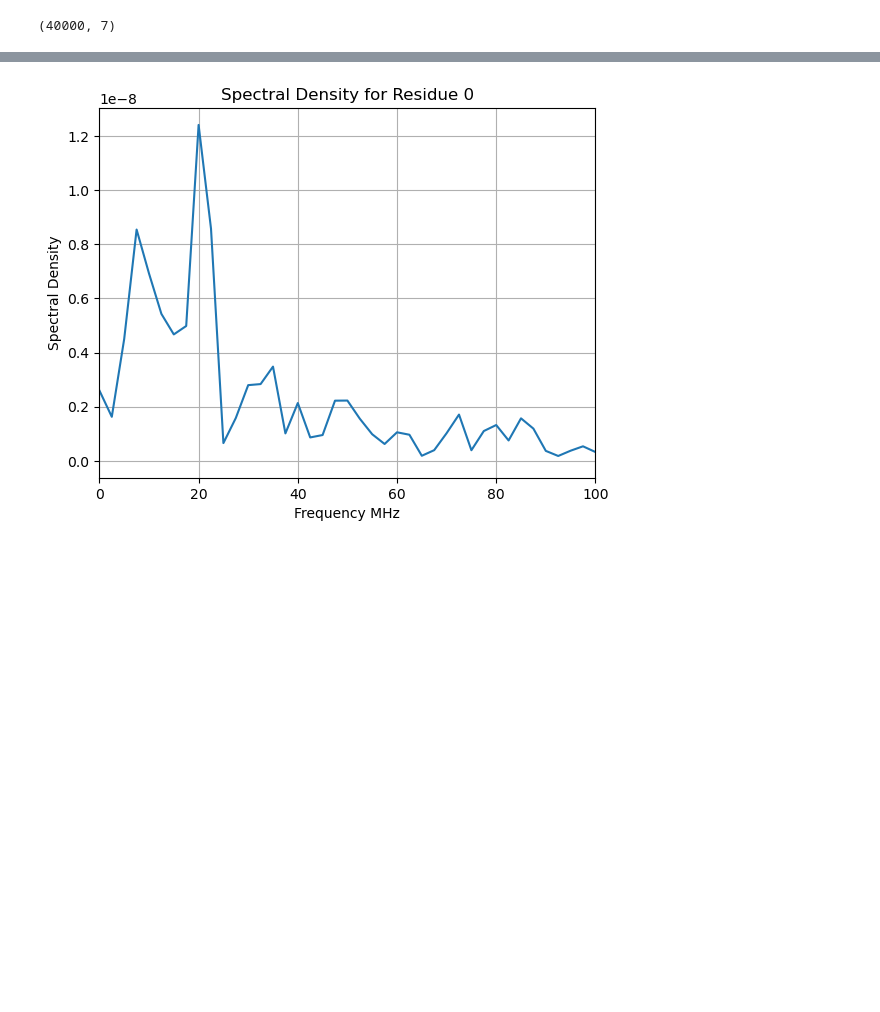
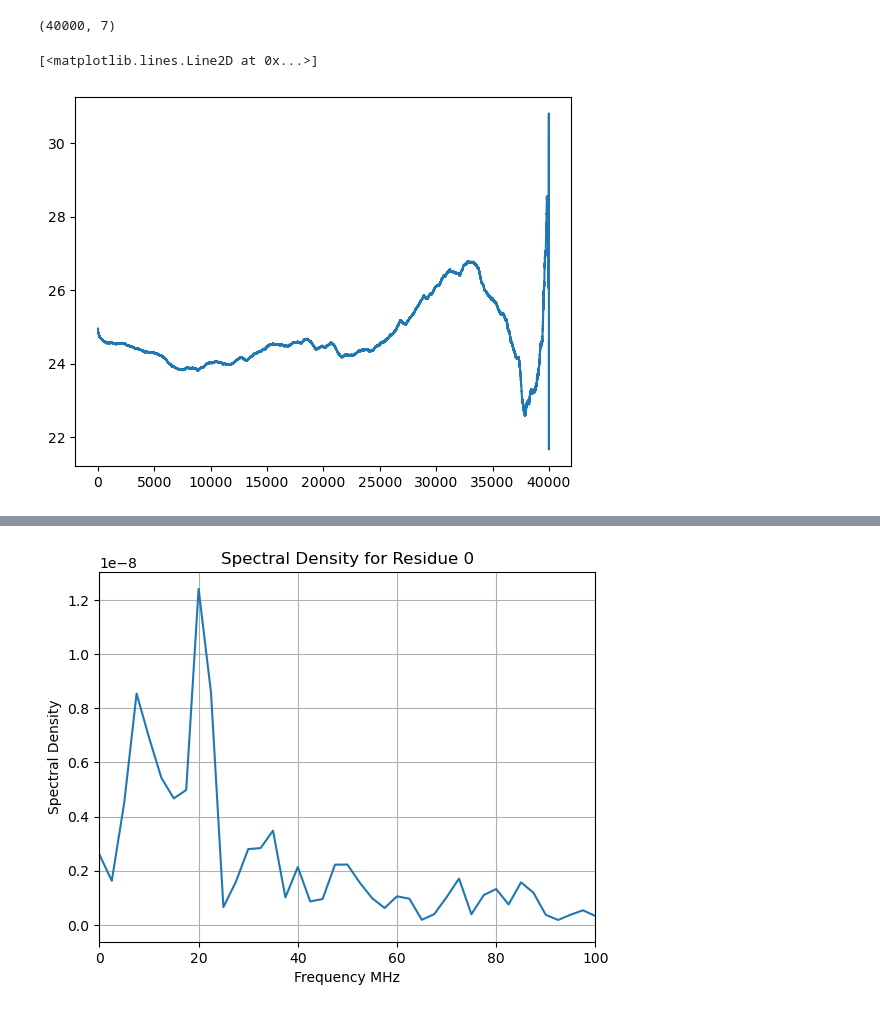
Before and after one commit to Xyunyao/KChannel_torsion_angle, a Jupyter notebook: NMR_t1_estimation.ipynb, the cells around one changed output, grey strips where cells are left out. Cells and saved outputs as stored; diff of their text form; code cells hidden in the pictures; blank space fills up the shorter version.

```diff
--- a/NMR_t1_estimation.ipynb
+++ b/NMR_t1_estimation.ipynb
@@ -473,6 +481,11 @@ acf_sym_A = autocorrelation_sphere20(euler_angles, 'A')
 print(acf_sym_A.shape)
 # %% [output]
 (40000, 7)
+# %%
+plt.plot(acf_sym_A[:,2])
+# %% [output]
+[<matplotlib.lines.Line2D at 0x...>]
+[figure, added]
 # %%
 # visualization
 def visualize_autocorrelation(acf, residues, title="autocorrelation Visualization", save_as=None):
```
Also changed, not shown: parts of 3 cells of this notebook, 7 other files.
